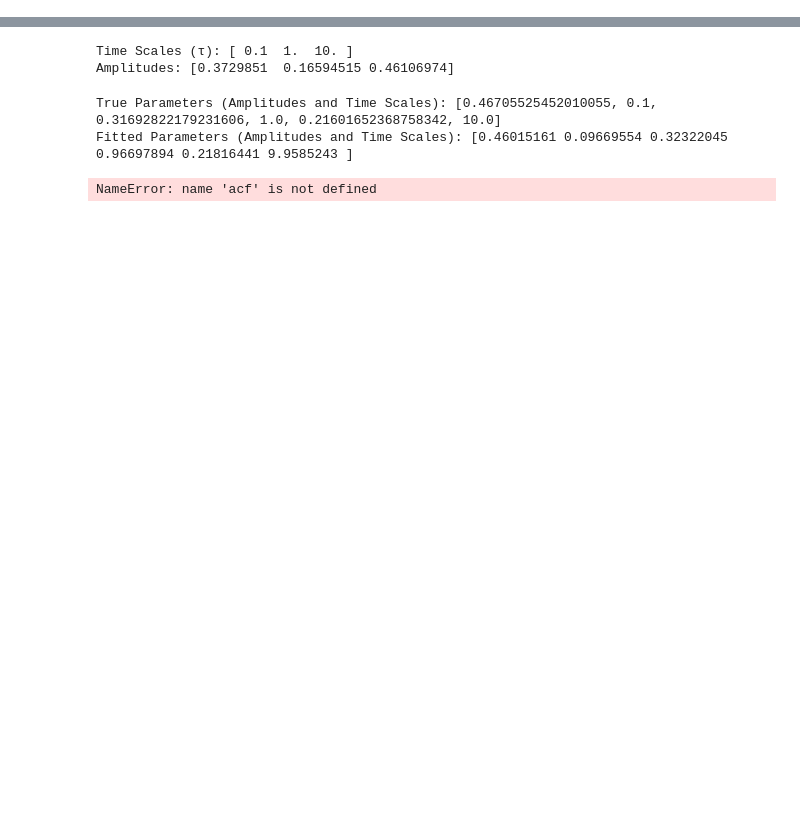
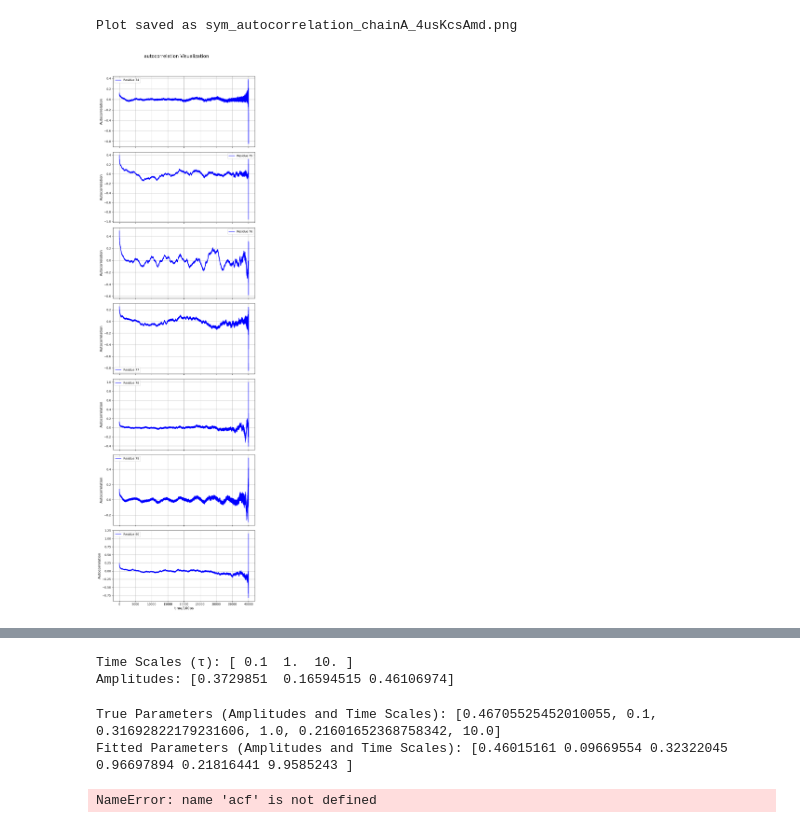
Before and after one commit to Xyunyao/KChannel_torsion_angle, a Jupyter notebook: NMR_t1_estimation.ipynb, the cells around one changed output, grey strips where cells are left out. Cells and saved outputs as stored; diff of their text form; code cells hidden in the pictures; blank space fills up the shorter version.

```diff
--- a/NMR_t1_estimation.ipynb
+++ b/NMR_t1_estimation.ipynb
@@ -165,0 +525,6 @@ plt.show()
+# %%
+residues=range(7)
+visualize_autocorrelation(acf_sym_A,residues,save_as='sym_autocorrelation_chainA_4usKcsAmd.png' )
+# %% [output]
+Plot saved as sym_autocorrelation_chainA_4usKcsAmd.png
+[figure, added]
```
Also changed, not shown: parts of 30 cells of this notebook.
